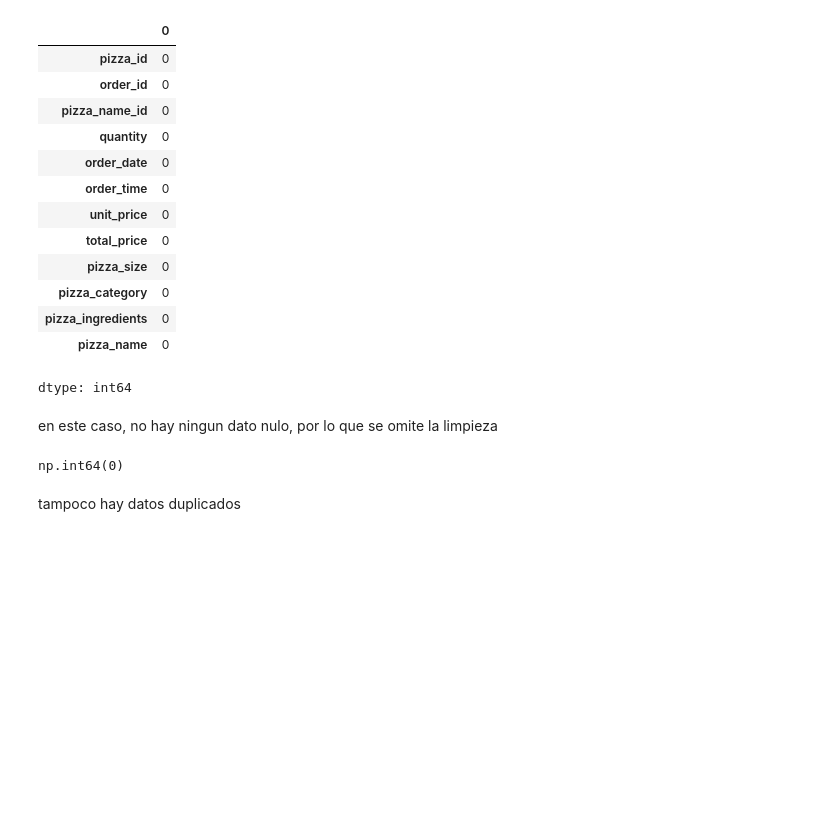
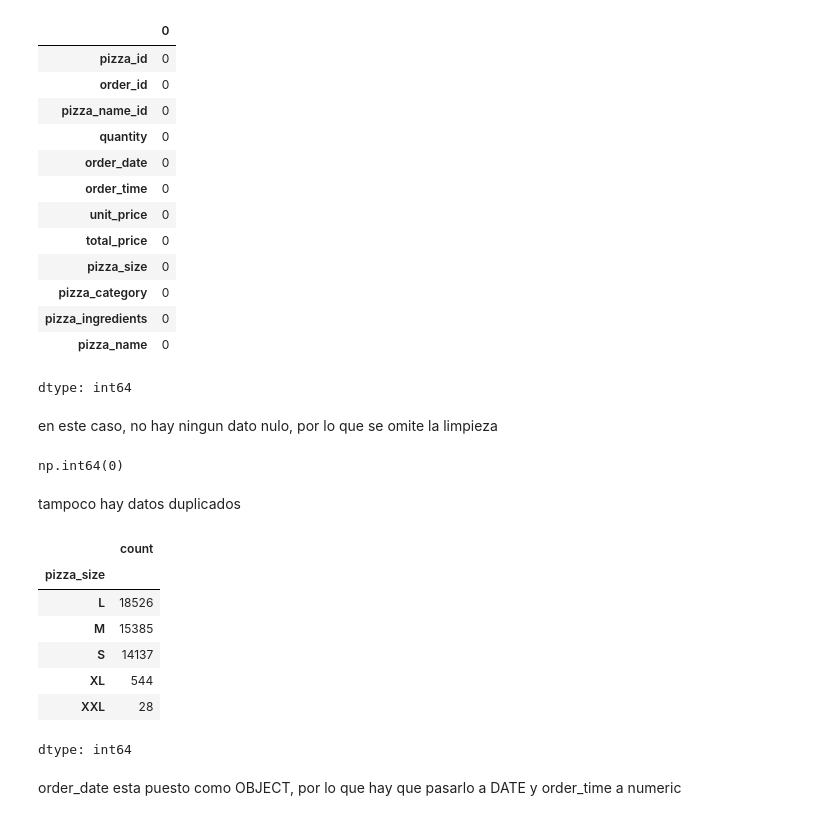
Before and after one commit to Juanjerezz/ciencia-de-datos, a Jupyter notebook: 4.EDA/Pizza_sales.ipynb, the cells around one changed output. Drawn from its saved outputs; the diff is of its cells as text; code cells hidden in the pictures; blank space fills up the shorter version.

```diff
--- a/4.EDA/Pizza_sales.ipynb
+++ b/4.EDA/Pizza_sales.ipynb
@@ -80,3 +80,16 @@ df.duplicated().sum()
 np.int64(0)
 # %% [markdown]
 tampoco hay datos duplicados
+# %%
+df['pizza_size'].value_counts()
+# %% [output]
+|  | count |
+| pizza_size |  |
+| L | 18526 |
+| M | 15385 |
+| S | 14137 |
+| XL | 544 |
+| XXL | 28 |
+dtype: int64
+# %% [markdown]
+order_date esta puesto como OBJECT, por lo que hay que pasarlo a DATE y order_time a numeric
```
Also changed, not shown: parts of 9 cells of this notebook.
